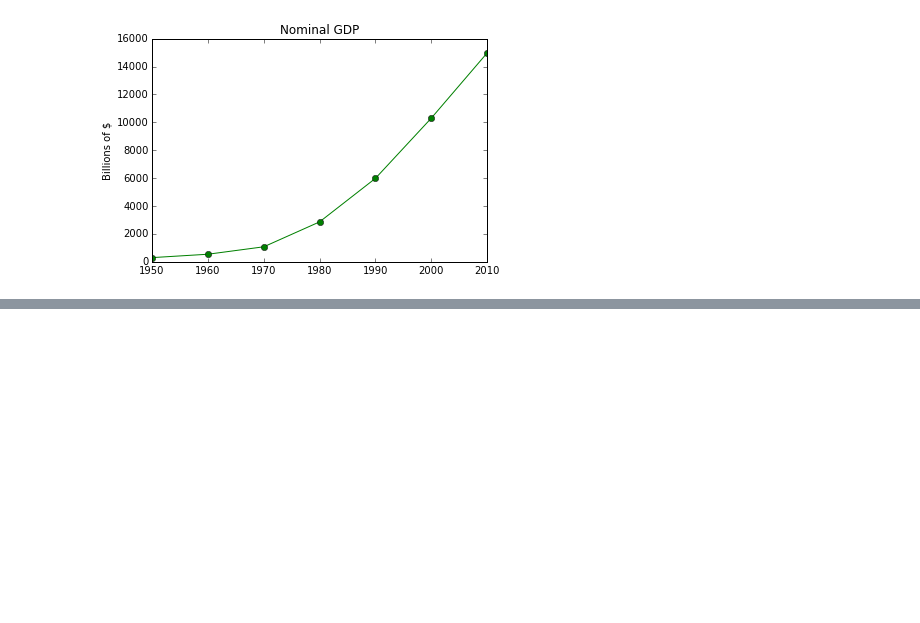
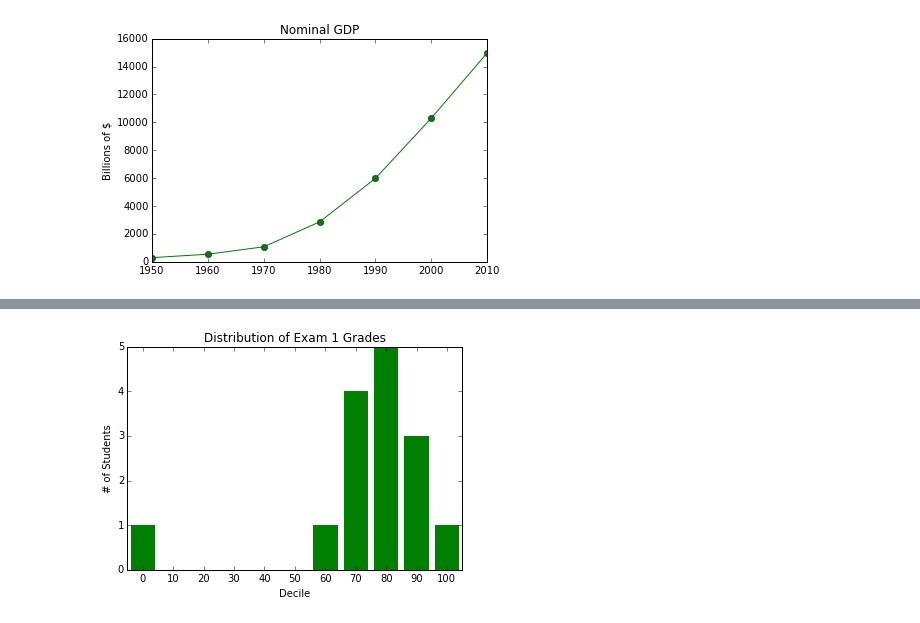
Before and after one commit to john-science/data_science_from_scratch, a Jupyter notebook: chapters/3_visualizing_data/matplotlib.ipynb, the cells around one changed output, grey strips where cells are left out. Drawn from its saved outputs; the diff is of its cells as text; code cells hidden in the pictures; blank space fills up the shorter version.

```diff
--- a/chapters/3_visualizing_data/matplotlib.ipynb
+++ b/chapters/3_visualizing_data/matplotlib.ipynb
@@ -18,0 +42,23 @@ plt.show()
+# %%
+''' Using a Bar Chart for a Histogram '''
+
+from collections import Counter
+
+grades = [81.2, 95.7, 99.1, 86, 88, 71.3, 0.0, 75.8, 82, 67, 100, 97, 75, 82.5, 78.0]
+decile = lambda grade: grade // 10 * 10
+histogram = Counter(decile(grade) for grade in grades)
+
+plt.bar([x - 4 for x in histogram.keys()],
+        histogram.values(),
+        8,
+        color='g',
+        edgecolor='none')
+
+plt.axis([-5, 105, 0, 5])  # x-axis from -5 to 105, y-axis from 0 to 5
+plt.xticks([10 * i for i in range(11)])
+plt.xlabel("Decile")
+plt.ylabel("# of Students")
+plt.title("Distribution of Exam 1 Grades")
+plt.show()
+# %% [output]
+[figure, added]
```
Also changed, not shown: parts of 2 cells of this notebook.
